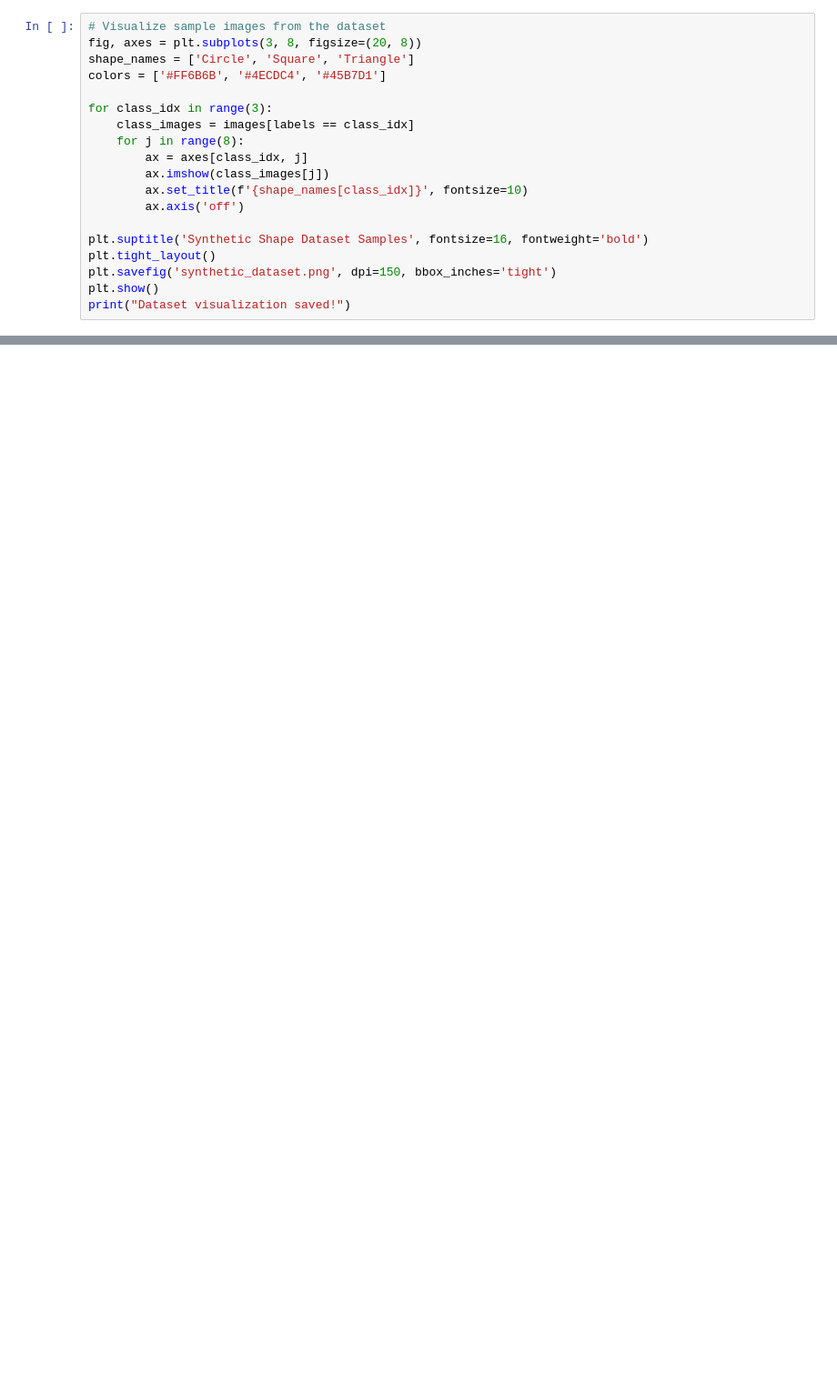
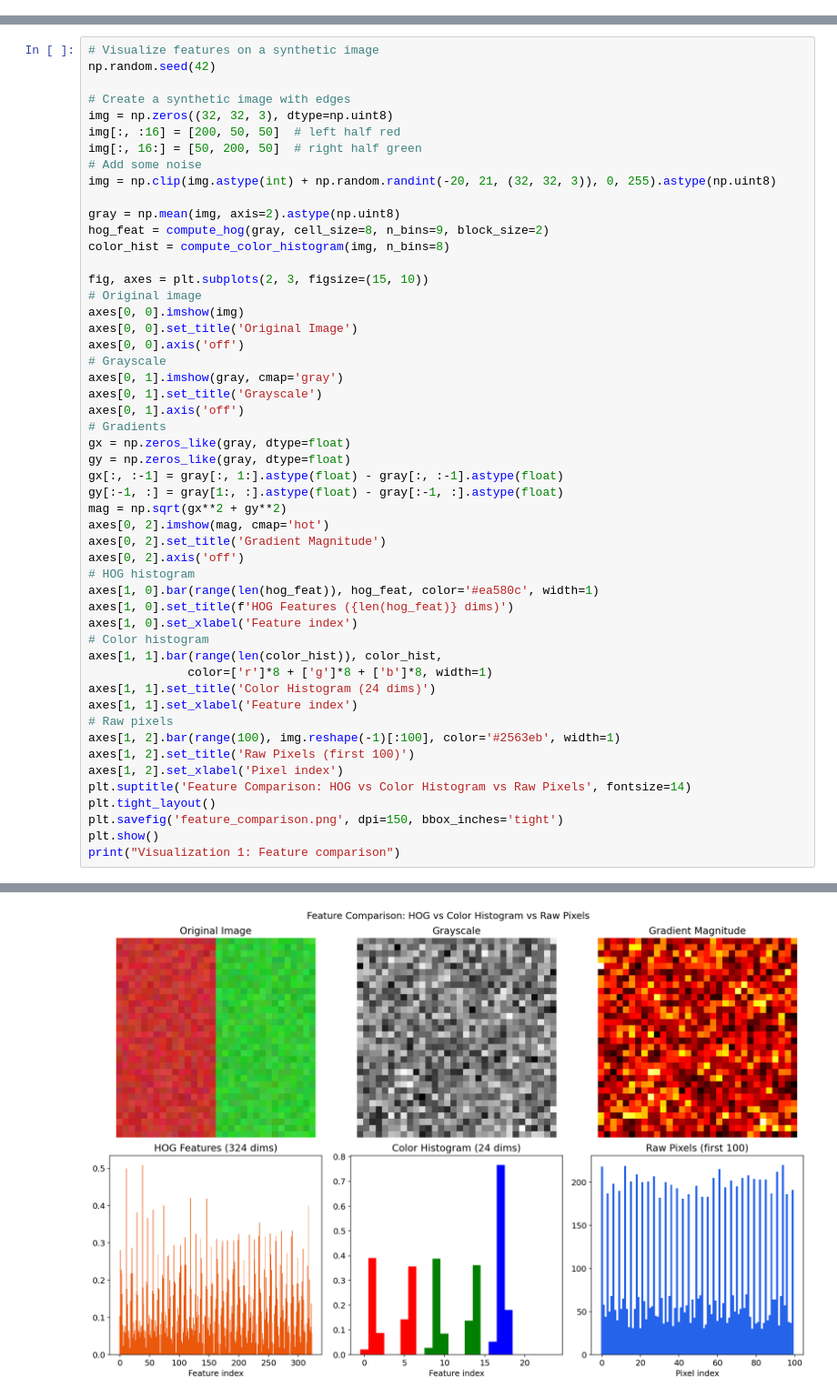
Before and after one commit to ZOUMDA28/-CS231n-, a Jupyter notebook: notebooks/part1-deep-learning-basics/lecture-05b-features/practice.ipynb, the cells around one changed output, grey strips where cells are left out. Shown at 91% size. Cells and saved outputs as stored; diff of their text form; blank space fills up the shorter version.

```diff
--- a/notebooks/part1-deep-learning-basics/lecture-05b-features/practice.ipynb
+++ b/notebooks/part1-deep-learning-basics/lecture-05b-features/practice.ipynb
@@ -881,19 +0,0 @@ Samples per class: [60 60 60]
-# %%
-# Visualize sample images from the dataset
-fig, axes = plt.subplots(3, 8, figsize=(20, 8))
-shape_names = ['Circle', 'Square', 'Triangle']
-colors = ['#FF6B6B', '#4ECDC4', '#45B7D1']
-
-for class_idx in range(3):
-    class_images = images[labels == class_idx]
-    for j in range(8):
-        ax = axes[class_idx, j]
-        ax.imshow(class_images[j])
-        ax.set_title(f'{shape_names[class_idx]}', fontsize=10)
-        ax.axis('off')
-
-plt.suptitle('Synthetic Shape Dataset Samples', fontsize=16, fontweight='bold')
-plt.tight_layout()
-plt.savefig('synthetic_dataset.png', dpi=150, bbox_inches='tight')
-plt.show()
-print("Dataset visualization saved!")
@@ -1568,0 +256,52 @@ ValueError: operands could not be broadcast together with shapes (324,) (24,)
+# %%
+# Visualize features on a synthetic image
+np.random.seed(42)
+
+# Create a synthetic image with edges
+img = np.zeros((32, 32, 3), dtype=np.uint8)
+img[:, :16] = [200, 50, 50]  # left half red
+img[:, 16:] = [50, 200, 50]  # right half green
+# Add some noise
+img = np.clip(img.astype(int) + np.random.randint(-20, 21, (32, 32, 3)), 0, 255).astype(np.uint8)
+
+gray = np.mean(img, axis=2).astype(np.uint8)
+hog_feat = compute_hog(gray, cell_size=8, n_bins=9, block_size=2)
+color_hist = compute_color_histogram(img, n_bins=8)
+
+fig, axes = plt.subplots(2, 3, figsize=(15, 10))
+# Original image
+axes[0, 0].imshow(img)
+axes[0, 0].set_title('Original Image')
+axes[0, 0].axis('off')
+# Grayscale
+axes[0, 1].imshow(gray, cmap='gray')
+axes[0, 1].set_title('Grayscale')
+axes[0, 1].axis('off')
+# Gradients
+gx = np.zeros_like(gray, dtype=float)
+gy = np.zeros_like(gray, dtype=float)
+gx[:, :-1] = gray[:, 1:].astype(float) - gray[:, :-1].astype(float)
+gy[:-1, :] = gray[1:, :].astype(float) - gray[:-1, :].astype(float)
+mag = np.sqrt(gx**2 + gy**2)
+axes[0, 2].imshow(mag, cmap='hot')
+axes[0, 2].set_title('Gradient Magnitude')
+axes[0, 2].axis('off')
+# HOG histogram
+axes[1, 0].bar(range(len(hog_feat)), hog_feat, color='#ea580c', width=1)
+axes[1, 0].set_title(f'HOG Features ({len(hog_feat)} dims)')
+axes[1, 0].set_xlabel('Feature index')
+# Color histogram
+axes[1, 1].bar(range(len(color_hist)), color_hist,
+              color=['r']*8 + ['g']*8 + ['b']*8, width=1)
+axes[1, 1].set_title('Color Histogram (24 dims)')
+axes[1, 1].set_xlabel('Feature index')
+# Raw pixels
+axes[1, 2].bar(range(100), img.reshape(-1)[:100], color='#2563eb', width=1)
+axes[1, 2].set_title('Raw Pixels (first 100)')
+axes[1, 2].set_xlabel('Pixel index')
+plt.suptitle('Feature Comparison: HOG vs Color Histogram vs Raw Pixels', fontsize=14)
+plt.tight_layout()
+plt.savefig('feature_comparison.png', dpi=150, bbox_inches='tight')
+plt.show()
+print("Visualization 1: Feature comparison")
+# %% [output]
@@ -1568,0 +309 @@ ValueError: operands could not be broadcast together with shapes (324,) (24,)
+[figure, added]
```
Also changed, not shown: parts of 73 cells of this notebook, 12 other files.
